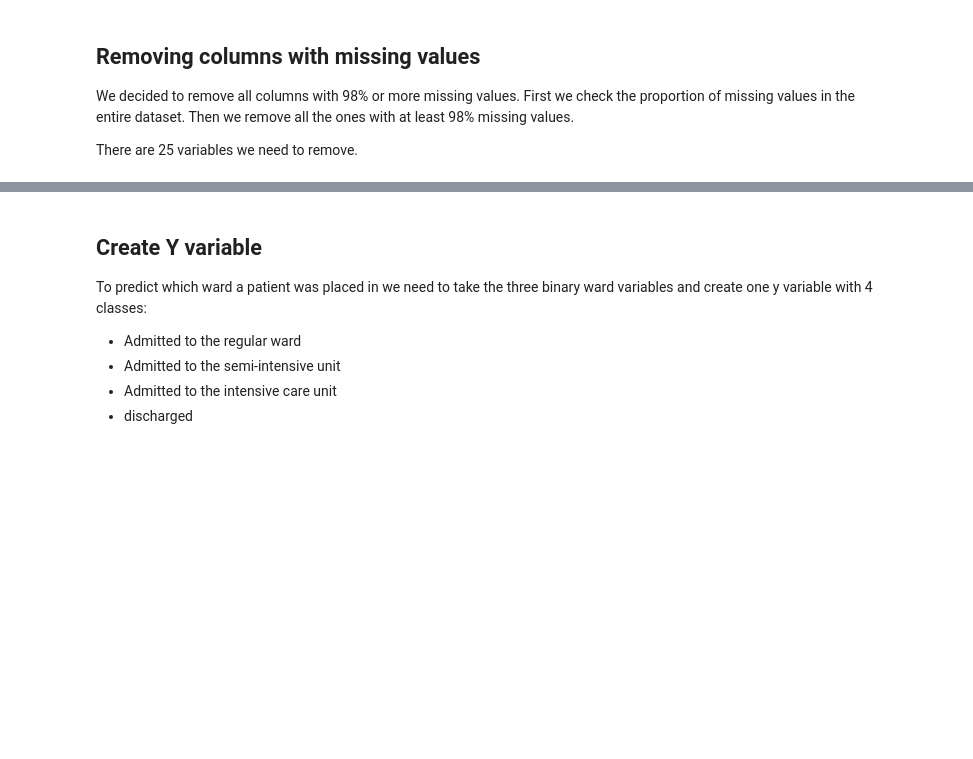
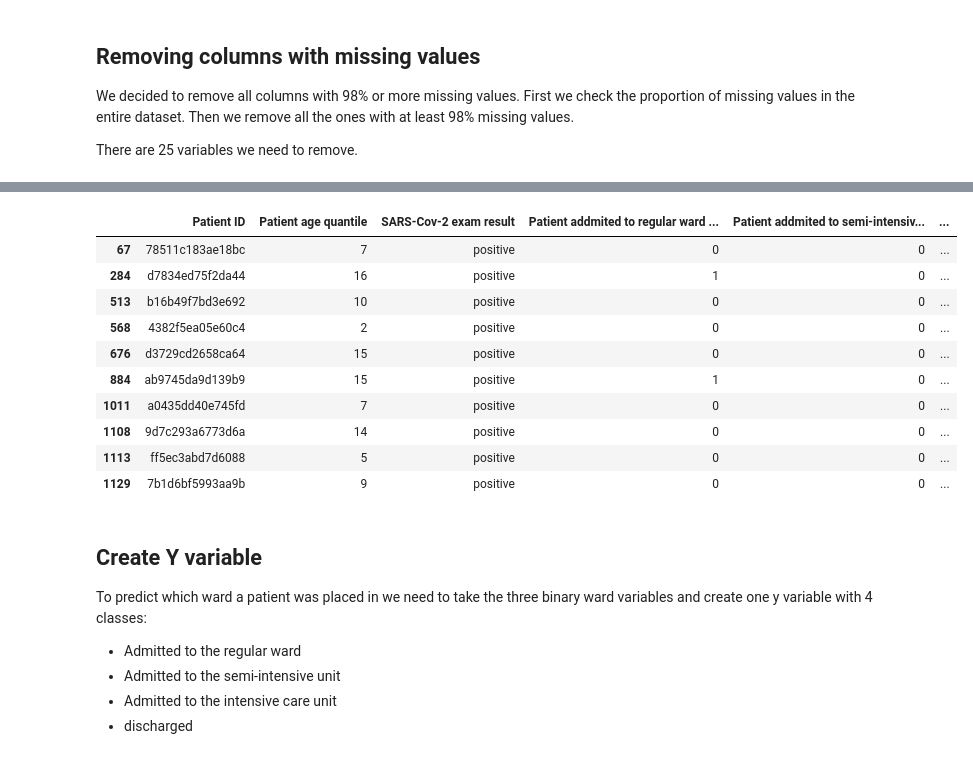
Before and after one commit to Yilin-Ye/ds_case_1_team_2, a Jupyter notebook: data_cleaning_eng/dataset_creation.ipynb, the cells around one changed output, grey strips where cells are left out. Drawn from its saved outputs; the diff is of its cells as text; code cells hidden in the pictures; blank space fills up the shorter version.

```diff
--- a/data_cleaning_eng/dataset_creation.ipynb
+++ b/data_cleaning_eng/dataset_creation.ipynb
@@ -90,3 +94,18 @@ df.drop(remove, axis = 1, inplace = True)
+# %%
+df.drop(df.loc[:, 'Respiratory Syncytial Virus':'Parainfluenza 2'].columns, axis = 1, inplace = True)
+df.head(10)
+# %% [output]
+|  | Patient ID | Patient age quantile | SARS-Cov-2 exam result | Patient addmited to regular ward ... | Patient addmited to semi-intensiv... | ... |
+| 67 | 78511c183ae18bc | 7 | positive | 0 | 0 | ... |
+| 284 | d7834ed75f2da44 | 16 | positive | 1 | 0 | ... |
+| 513 | b16b49f7bd3e692 | 10 | positive | 0 | 0 | ... |
+| 568 | 4382f5ea05e60c4 | 2 | positive | 0 | 0 | ... |
+| 676 | d3729cd2658ca64 | 15 | positive | 0 | 0 | ... |
+| 884 | ab9745da9d139b9 | 15 | positive | 1 | 0 | ... |
+| 1011 | a0435dd40e745fd | 7 | positive | 0 | 0 | ... |
+| 1108 | 9d7c293a6773d6a | 14 | positive | 0 | 0 | ... |
+| 1113 | ff5ec3abd7d6088 | 5 | positive | 0 | 0 | ... |
+| 1129 | 7b1d6bf5993aa9b | 9 | positive | 0 | 0 | ... |
 # %% [markdown]
 ## Create Y variable
 
```
Also changed, not shown: parts of 12 cells of this notebook, 1 other file.
